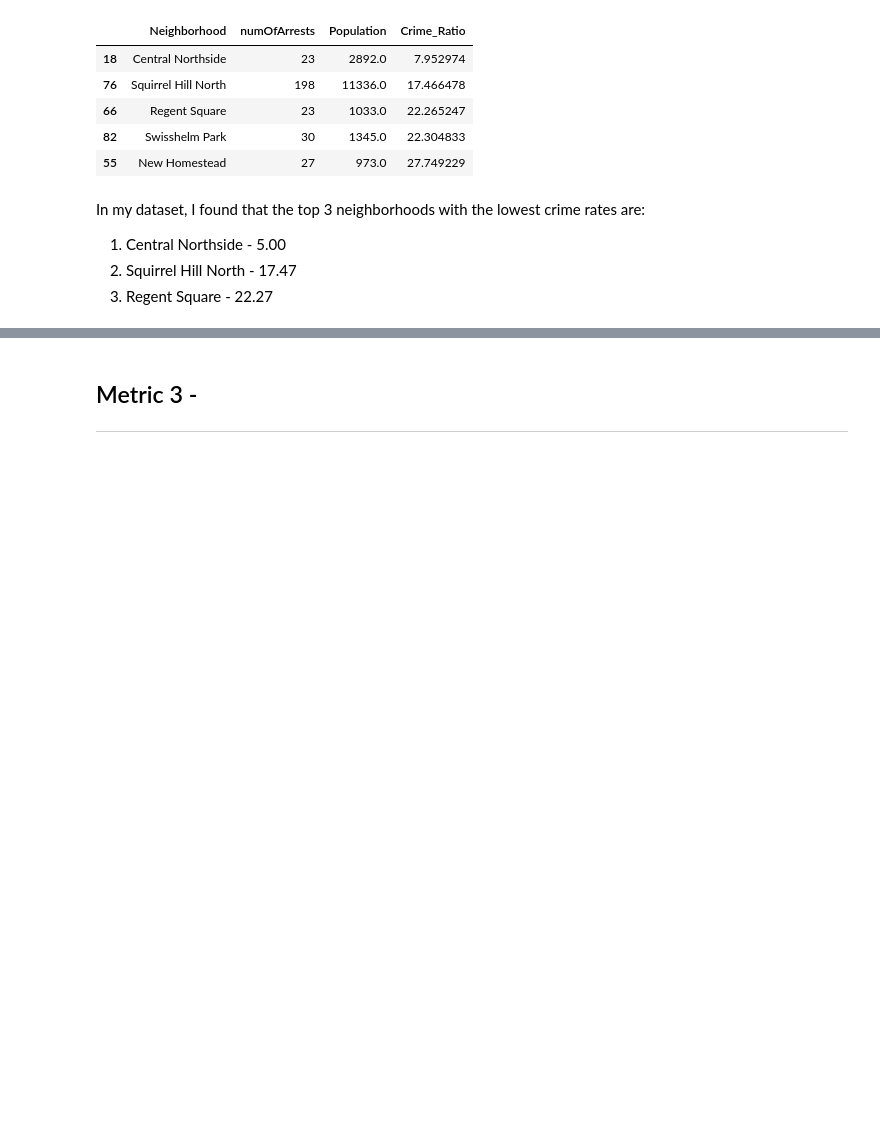
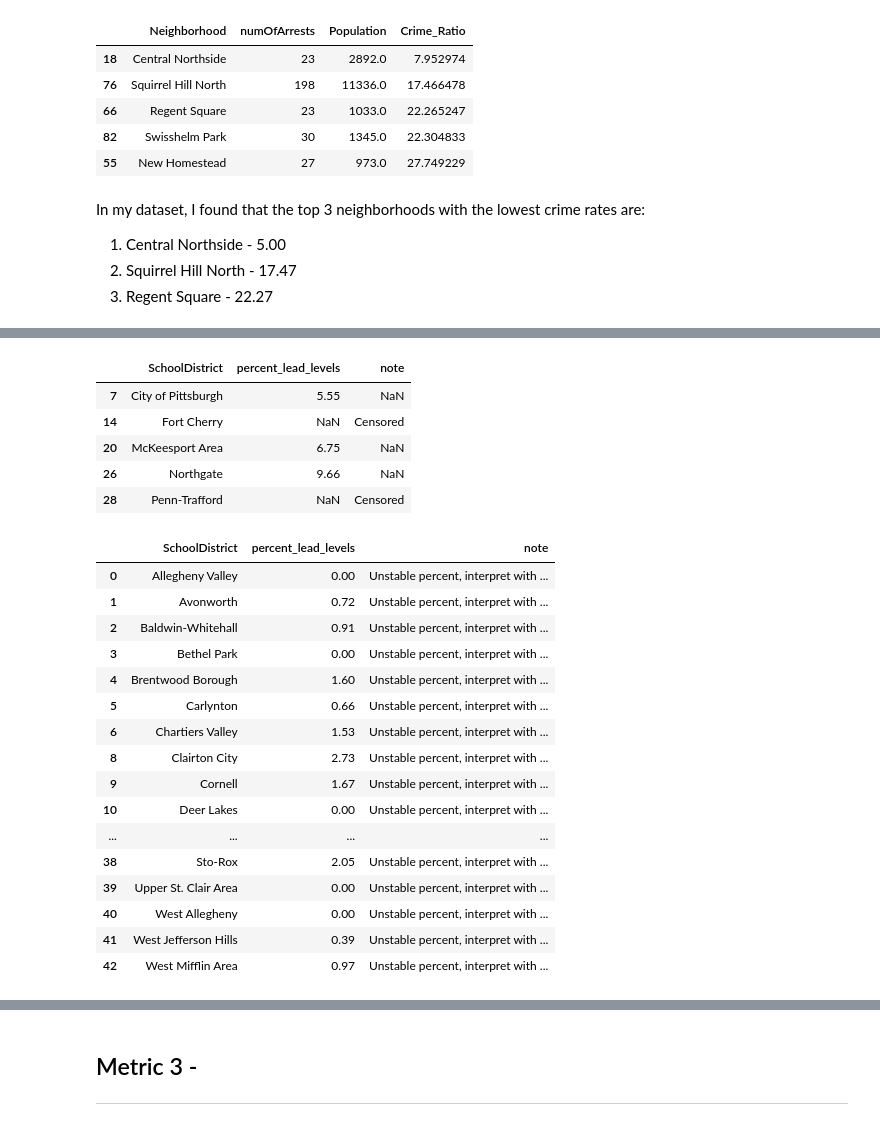
Before and after one commit to songxingyu1118/CMPINF10_Final_Project, a Jupyter notebook: Neighborhoods.ipynb, the cells around one changed output, grey strips where cells are left out. Cells and saved outputs as stored; diff of their text form; code cells hidden in the pictures; blank space fills up the shorter version.

```diff
--- a/Neighborhoods.ipynb
+++ b/Neighborhoods.ipynb
@@ -215,0 +331,31 @@ lead_data.head()
+# %%
+# drop NAN
+nan_df = lead_data[lead_data.isna().any(axis=1)]
+display(nan_df.head())
+
+lead_data = lead_data.dropna(how='any')
+lead_data
+# %% [output]
+|  | SchoolDistrict | percent_lead_levels | note |
+| 7 | City of Pittsburgh | 5.55 | NaN |
+| 14 | Fort Cherry | NaN | Censored |
+| 20 | McKeesport Area | 6.75 | NaN |
+| 26 | Northgate | 9.66 | NaN |
+| 28 | Penn-Trafford | NaN | Censored |
+|  | SchoolDistrict | percent_lead_levels | note |
+| 0 | Allegheny Valley | 0.00 | Unstable percent, interpret with ... |
+| 1 | Avonworth | 0.72 | Unstable percent, interpret with ... |
+| 2 | Baldwin-Whitehall | 0.91 | Unstable percent, interpret with ... |
+| 3 | Bethel Park | 0.00 | Unstable percent, interpret with ... |
+| 4 | Brentwood Borough | 1.60 | Unstable percent, interpret with ... |
+| 5 | Carlynton | 0.66 | Unstable percent, interpret with ... |
+| 6 | Chartiers Valley | 1.53 | Unstable percent, interpret with ... |
+| 8 | Clairton City | 2.73 | Unstable percent, interpret with ... |
+| 9 | Cornell | 1.67 | Unstable percent, interpret with ... |
+| 10 | Deer Lakes | 0.00 | Unstable percent, interpret with ... |
+| ... | ... | ... | ... |
+| 38 | Sto-Rox | 2.05 | Unstable percent, interpret with ... |
+| 39 | Upper St. Clair Area | 0.00 | Unstable percent, interpret with ... |
+| 40 | West Allegheny | 0.00 | Unstable percent, interpret with ... |
+| 41 | West Jefferson Hills | 0.39 | Unstable percent, interpret with ... |
+| 42 | West Mifflin Area | 0.97 | Unstable percent, interpret with ... |
```
Also changed, not shown: parts of 24 cells of this notebook.
